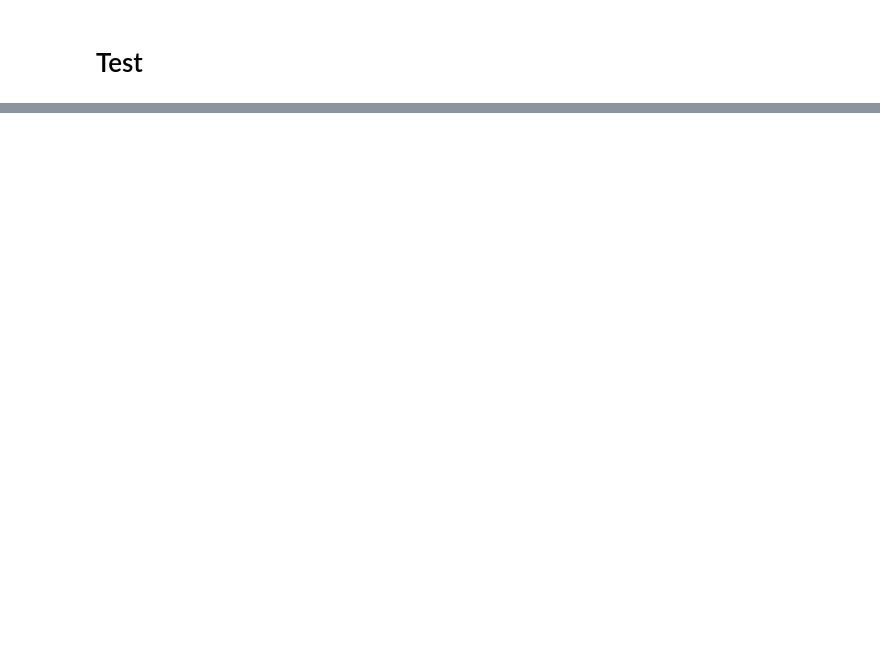
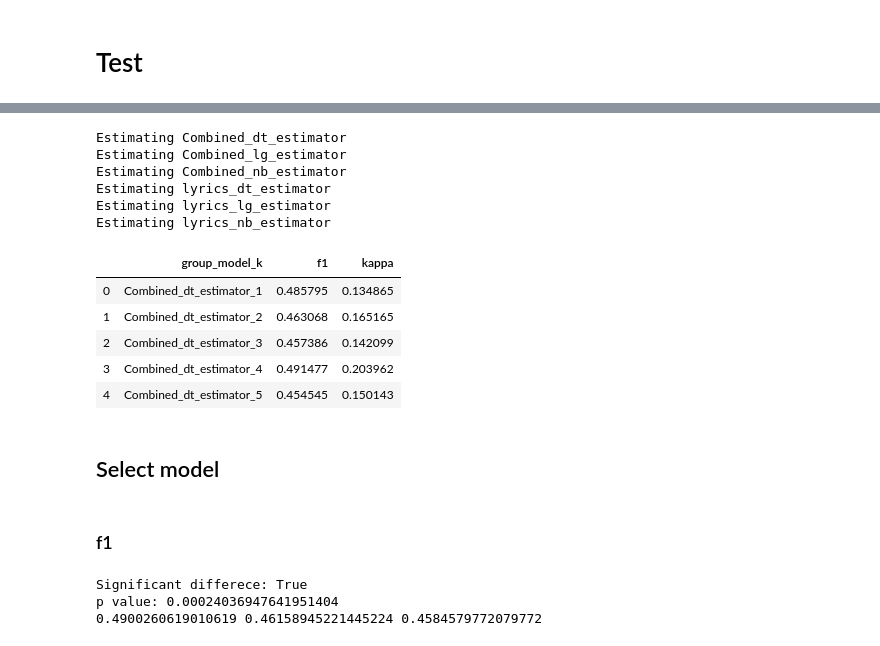
Before and after one commit to AlanConstantine/HKUEDUR7072-Text-Mining-Project, a Jupyter notebook: training.ipynb, the cells around one changed output, grey strips where cells are left out. Cells and saved outputs as stored; diff of their text form; code cells hidden in the pictures; blank space fills up the shorter version.

```diff
--- a/training.ipynb
+++ b/training.ipynb
@@ -409,7 +389,7 @@ def load_models(path):
     for root, dirs, files in os.walk(path):
         for fn in files:
             eachpath = str(root+'/'+fn)
-            if '.pickle' in eachpath:
+            if '.pickle' in eachpath and 'estimator' in eachpath:
                 print(eachpath)
                 models[fn.replace('.pickle', '')] = pickle.load(open(eachpath, 'rb'))
     return models
@@ -433,0 +424,46 @@ NameError: name 'models' is not defined
+# %%
+def kfold_training(xtrain, ytrain, estimator):
+    k = 1
+    results = {}
+    for train_index, test_index in KFold(n_splits=10, shuffle=True, random_state=226).split(xtrain):
+        x_train, x_test = xtrain[train_index], xtrain[test_index]
+        y_train, y_test = ytrain[train_index], ytrain[test_index]
+        estimator.fit(x_train, y_train)
+        y_pre = estimator.predict(x_test)
+        f1_, kappa_ = measures(y_pre, y_test)
+        results[model+'_'+str(k)] = [f1_, kappa_]
+        k += 1
+    return results
+# %%
+results = {}
+for model, estimator in models.items():
+    group = model.split('_')[0]
+    print('Estimating', model)
+    if group == 'Combined':
+        results.update(kfold_training(xtrain, ytrain, estimator))
+    elif group == 'lyrics':
+        results.update(kfold_training(xtrain_, ytrain_, estimator))
+    else:
+        print('Error!!!')
+# %% [output]
+Estimating Combined_dt_estimator
+Estimating Combined_lg_estimator
+Estimating Combined_nb_estimator
+Estimating lyrics_dt_estimator
+Estimating lyrics_lg_estimator
+Estimating lyrics_nb_estimator
+# %%
+i = 0
+for k, v in results.items():
+    if 'estimator' in k:
+        evaluate_results.iloc[i] = [k] + list(v)
+        i += 1
+
+evaluate_results.head()
+# %% [output]
+|  | group_model_k | f1 | kappa |
+| 0 | Combined_dt_estimator_1 | 0.485795 | 0.134865 |
+| 1 | Combined_dt_estimator_2 | 0.463068 | 0.165165 |
+| 2 | Combined_dt_estimator_3 | 0.457386 | 0.142099 |
+| 3 | Combined_dt_estimator_4 | 0.491477 | 0.203962 |
+| 4 | Combined_dt_estimator_5 | 0.454545 | 0.150143 |
@@ -433,0 +472,2 @@ NameError: name 'models' is not defined
+# %% [markdown]
+## Select model
@@ -433,0 +478,22 @@ NameError: name 'models' is not defined
+# %% [markdown]
+### f1
+# %%
+statistic_1_f1, p_values_1_f1 = friedmanchisquare(
+    np.array(list(model_results_df['Combined_lg_estimator']['f1'].values())),
+    np.array(list(model_results_df['Combined_dt_estimator']['f1'].values())),
+    np.array(list(model_results_df['Combined_nb_estimator']['f1'].values())))
+
+if p_values_1_f1 < 0.05:
+    print('Significant differece: True')
+    print('p value:', p_values_1_f1)
+else:
+    print('Significant differece: False')
+    print('p value:', p_values_1_f1)
+
+print(np.mean(list(model_results_df['Combined_lg_estimator']['f1'].values())),
+      np.mean(list(model_results_df['Combined_dt_estimator']['f1'].values())),
+      np.mean(list(model_results_df['Combined_nb_estimator']['f1'].values())))
+# %% [output]
+Significant differece: True
+p value: 0.00024036947641951404
+0.4900260619010619 0.46158945221445224 0.4584579772079772
```
Also changed, not shown: parts of 15 cells of this notebook, 15 other files.
